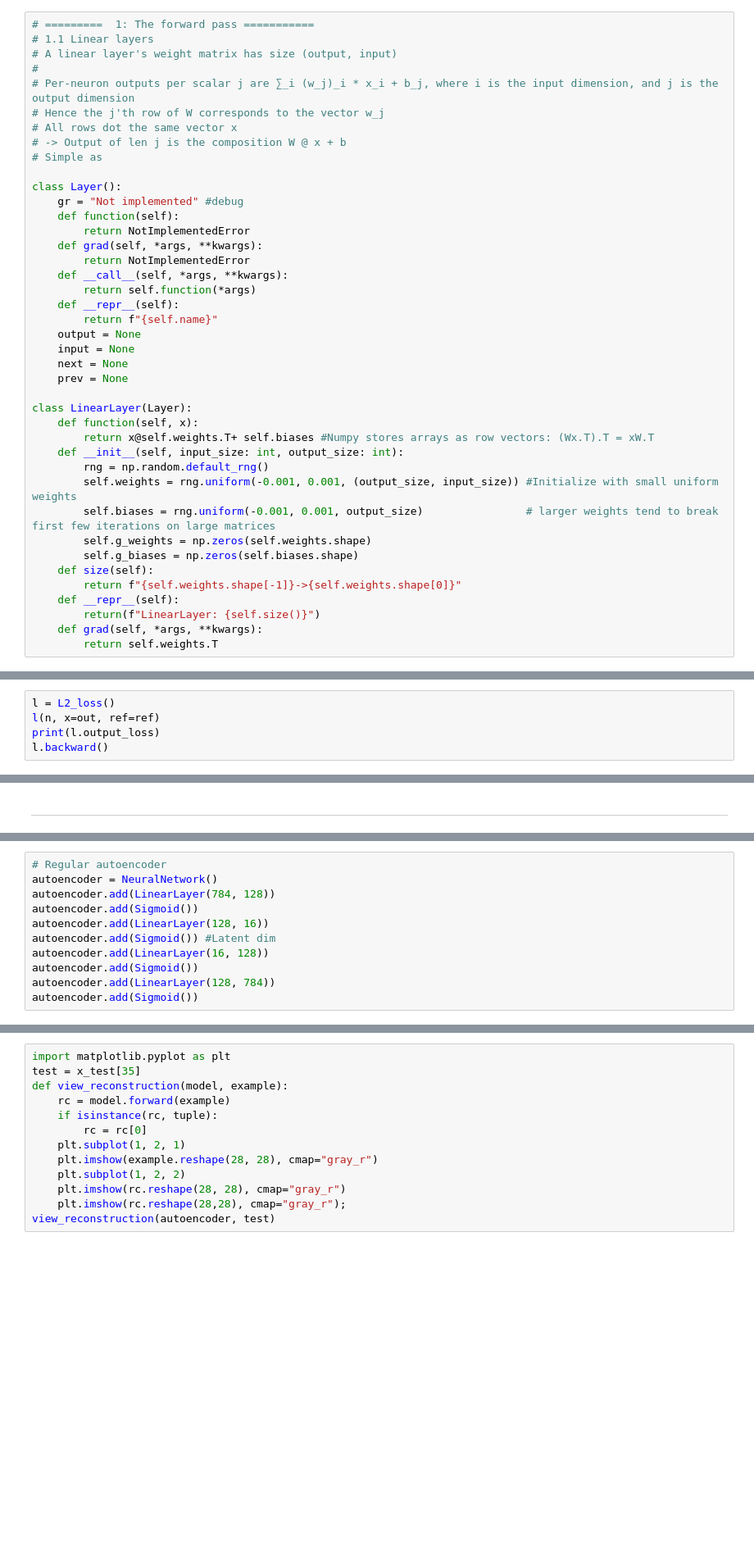
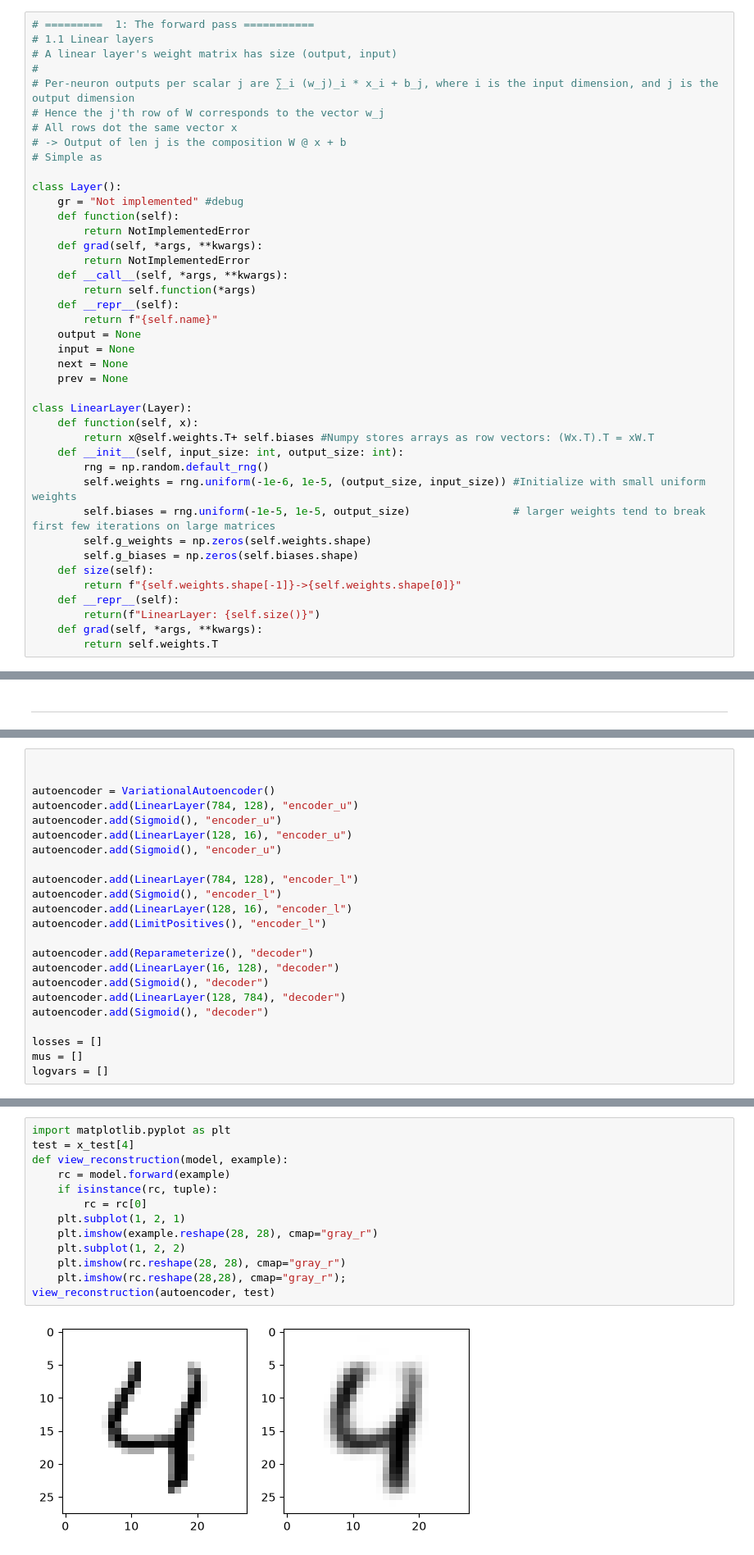
Before and after one commit to benphqm/numpy-variational-autoencoder, a Jupyter notebook: numpy-VAE.ipynb, the cells around one changed output, grey strips where cells are left out. Shown at 82% size. Saved outputs shown, nothing was run; the diff lists cells and outputs as text; blank space fills up the shorter version.

```diff
--- a/numpy-VAE.ipynb
+++ b/numpy-VAE.ipynb
@@ -33,8 +31,8 @@ class LinearLayer(Layer):
         return x@self.weights.T+ self.biases #Numpy stores arrays as row vectors: (Wx.T).T = xW.T
     def __init__(self, input_size: int, output_size: int):
         rng = np.random.default_rng()
-        self.weights = rng.uniform(-0.001, 0.001, (output_size, input_size)) #Initialize with small uniform weights
-        self.biases = rng.uniform(-0.001, 0.001, output_size)                # larger weights tend to break first few iterations on large matrices
+        self.weights = rng.uniform(-1e-6, 1e-5, (output_size, input_size)) #Initialize with small uniform weights
+        self.biases = rng.uniform(-1e-5, 1e-5, output_size)                # larger weights tend to break first few iterations on large matrices
         self.g_weights = np.zeros(self.weights.shape)
         self.g_biases = np.zeros(self.biases.shape)
     def size(self):
@@ -306,5 +300,0 @@ ref = np.ones((11,2))
-# %%
-l = L2_loss()
-l(n, x=out, ref=ref)
-print(l.output_loss)
-l.backward()
@@ -435,13 +422,25 @@ x_test = x_test.astype("float32") / 255.0
 x_train = x_train.reshape(-1, 784)
 x_test = x_test.reshape(-1, 784)
 # %%
-# Regular autoencoder
-autoencoder = NeuralNetwork()
-autoencoder.add(LinearLayer(784, 128))
-autoencoder.add(Sigmoid())
-autoencoder.add(LinearLayer(128, 16))
-autoencoder.add(Sigmoid()) #Latent dim
-autoencoder.add(LinearLayer(16, 128))
-autoencoder.add(Sigmoid())
-autoencoder.add(LinearLayer(128, 784))
-autoencoder.add(Sigmoid())
+
+
+autoencoder = VariationalAutoencoder()
+autoencoder.add(LinearLayer(784, 128), "encoder_u")
+autoencoder.add(Sigmoid(), "encoder_u")
+autoencoder.add(LinearLayer(128, 16), "encoder_u")
+autoencoder.add(Sigmoid(), "encoder_u")
+
+autoencoder.add(LinearLayer(784, 128), "encoder_l")
+autoencoder.add(Sigmoid(), "encoder_l")
+autoencoder.add(LinearLayer(128, 16), "encoder_l")
+autoencoder.add(LimitPositives(), "encoder_l")
+
+autoencoder.add(Reparameterize(), "decoder")
+autoencoder.add(LinearLayer(16, 128), "decoder")
+autoencoder.add(Sigmoid(), "decoder")
+autoencoder.add(LinearLayer(128, 784), "decoder")
+autoencoder.add(Sigmoid(), "decoder")
+
+losses = []
+mus = []
+logvars = []
@@ -475,13 +492,15 @@ for i in pbar:
 # %%
 import matplotlib.pyplot as plt
-test = x_test[35]
+test = x_test[4]
 def view_reconstruction(model, example):
     rc = model.forward(example)
     if isinstance(rc, tuple):
         rc = rc[0]
     plt.subplot(1, 2, 1)
     plt.imshow(example.reshape(28, 28), cmap="gray_r")
     plt.subplot(1, 2, 2)
     plt.imshow(rc.reshape(28, 28), cmap="gray_r")
     plt.imshow(rc.reshape(28,28), cmap="gray_r");
 view_reconstruction(autoencoder, test)
+# %% [output]
+[figure, added]
```
Also changed, not shown: parts of 19 cells of this notebook, 3 other files.
